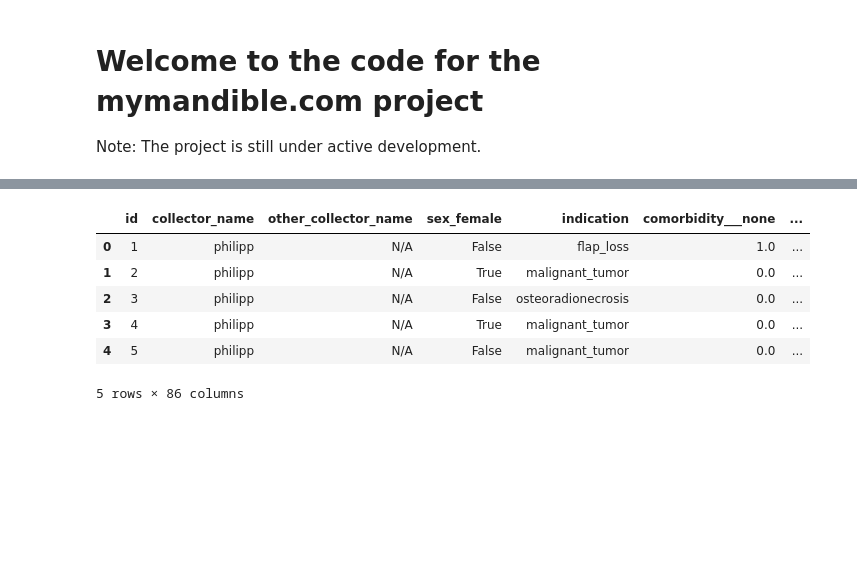
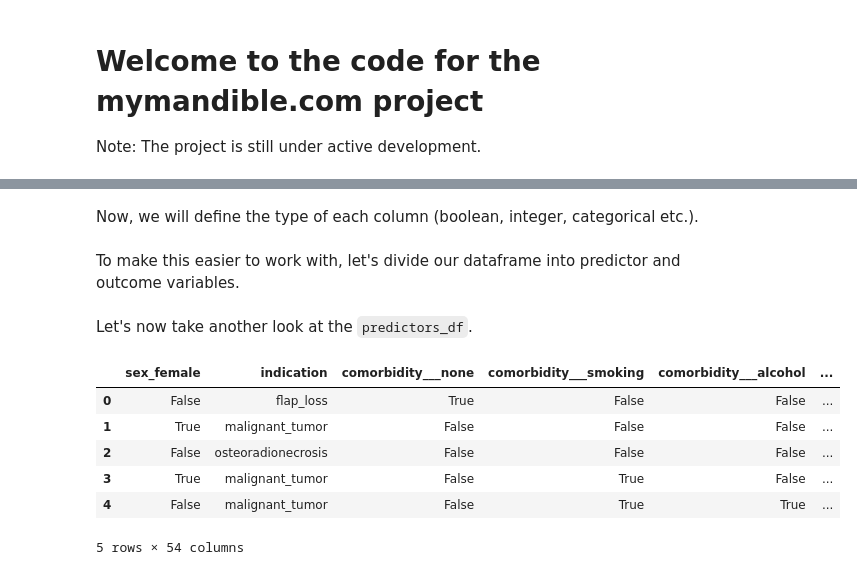
Before and after one commit to philipp-lampert/mymandible, a Jupyter notebook: mymandible.ipynb, the cells around one changed output, grey strips where cells are left out. Drawn from its saved outputs; the diff is of its cells as text; code cells hidden in the pictures; blank space fills up the shorter version.

```diff
--- a/mymandible.ipynb
+++ b/mymandible.ipynb
@@ -72,0 +55,12 @@ for feature in checkbox_list:
+# %% [markdown]
+Now, we will define the type of each column (boolean, integer, categorical etc.).
+# %%
+for column in df.columns:
+    if "___" in column:
+        df[column] = df[column].astype('boolean')
+# %%
+boolean_columns = ['sex_female', 'skin_transplanted', 'flap_loss', 'nonunion', 'tmj_luxation']
+
+for column in boolean_columns:
+    df[column] = np.where(df[column] == 'True', True, np.where(df[column] == 'False', False, df[column]))
+    df[column] = df[column].astype('boolean')
@@ -73,10 +114,47 @@ for feature in checkbox_list:
+# %% [markdown]
+To make this easier to work with, let's divide our dataframe into predictor and outcome variables.
+# %%
+predictor_variables = ['sex_female',
+       'indication', 'comorbidity___none', 'comorbidity___smoking',
+       'comorbidity___alcohol', 'comorbidity___copd',
+       'comorbidity___hypertension', 'comorbidity___type_1_diabetes',
+       'comorbidity___type_2_diabetes', 'comorbidity___atherosclerosis',
+       'comorbidity___coronary_heart_disease',
+       'comorbidity___peripheral_artery_disease',
+       'comorbidity___hyperlipoproteinemia',
+       'comorbidity___hypercholesterolemia', 'comorbidity___osteoporosis',
+       'comorbidity___hypothyroidism', 'comorbidity___hyperthyroidism',
+       'comorbidity___chronic_kidney_disease',
+       'comorbidity___factor_v_deficiency', 'comorbidity___cachexia',
+       'comorbidity___bleeding_disorder',
+       'comorbidity___autoimmune_disease', 'comorbidity___other',
+       'info_other_comorbidity', 'which_autoimmune_disease',
+       'which_bleeding_disorder', 'prior_flap', 'age_surgery_years',
+       'flap_donor_site', 'flap_revision', 'days_to_flap_revision',
+       'radiotherapy___none', 'radiotherapy___pre_surgery',
+       'radiotherapy___post_surgery', 'chemotherapy___none',
+       'chemotherapy___pre_surgery', 'chemotherapy___post_surgery',
+       'plate_type', 'long_plate_thickness', 'urkens_classification___c',
+       'urkens_classification___r', 'urkens_classification___b',
+       'urkens_classification___s', 'tmj_replacement_type',
+       'flap_segment_count', 'surgery_duration_min', 'height_cm',
+       'weight_kg', 'bmi', 'skin_transplanted',
+       'venous_anastomosis_type___end_end',
+       'venous_anastomosis_type___end_side',
+       'venous_anastomosis_tool___coupler',
+       'venous_anastomosis_tool___suture']
+
+predictors_df = df[predictor_variables]
+outcomes_df = df.drop(predictor_variables, axis = 1)
+# %% [markdown]
+Let's now take another look at the `predictors_df`.
 # %%
-df.head()
+predictors_df.head()
 # %% [output]
-|  | id | collector_name | other_collector_name | sex_female | indication | comorbidity___none | ... |
-| 0 | 1 | philipp | N/A | False | flap_loss | 1.0 | ... |
-| 1 | 2 | philipp | N/A | True | malignant_tumor | 0.0 | ... |
-| 2 | 3 | philipp | N/A | False | osteoradionecrosis | 0.0 | ... |
-| 3 | 4 | philipp | N/A | True | malignant_tumor | 0.0 | ... |
-| 4 | 5 | philipp | N/A | False | malignant_tumor | 0.0 | ... |
+|  | sex_female | indication | comorbidity___none | comorbidity___smoking | comorbidity___alcohol | ... |
+| 0 | False | flap_loss | True | False | False | ... |
+| 1 | True | malignant_tumor | False | False | False | ... |
+| 2 | False | osteoradionecrosis | False | False | False | ... |
+| 3 | True | malignant_tumor | False | True | False | ... |
+| 4 | False | malignant_tumor | False | True | True | ... |
-5 rows × 86 columns
+5 rows × 54 columns
```
Also changed, not shown: parts of 14 cells of this notebook.
